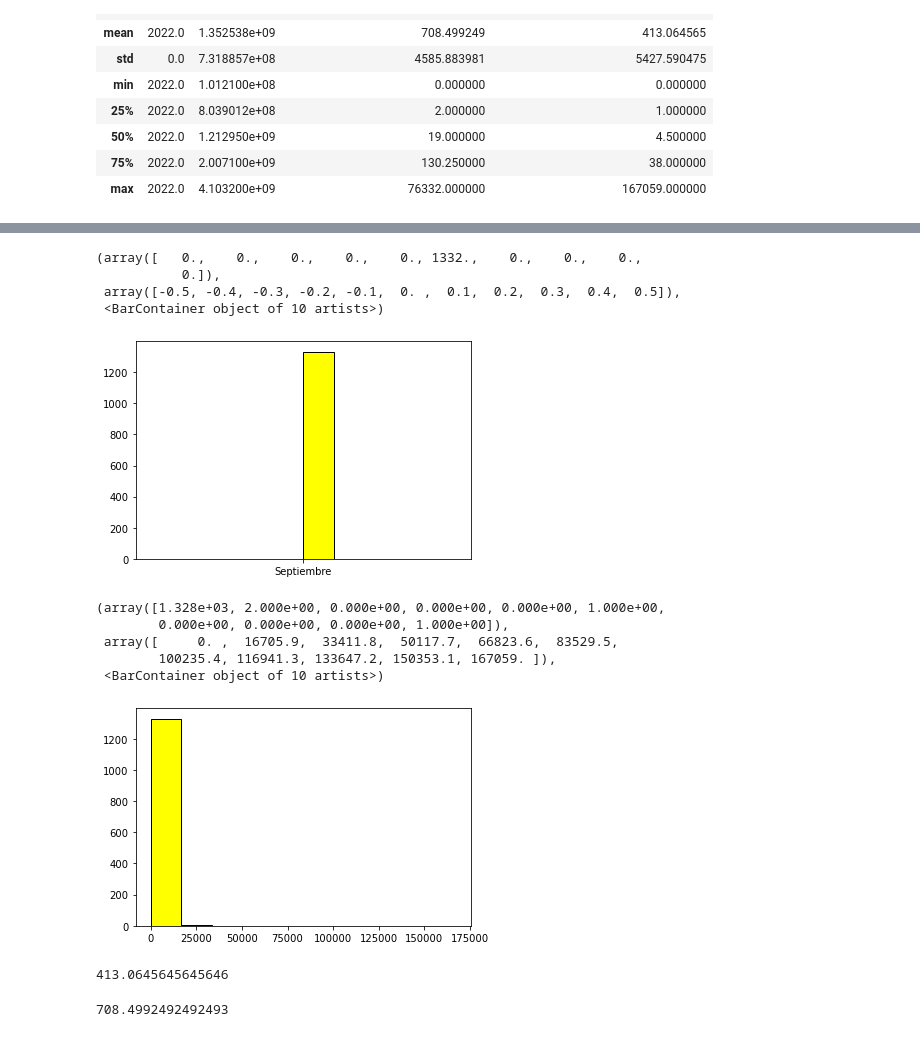
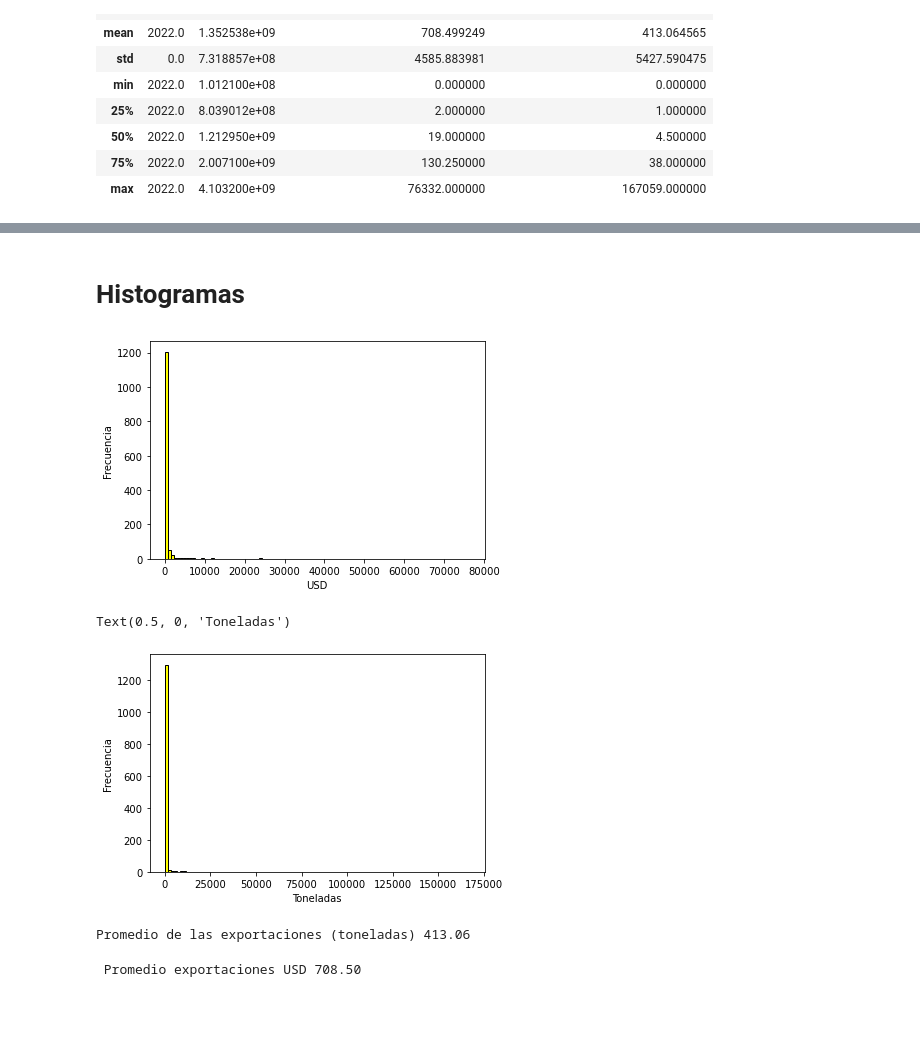
Before and after one commit to lycaballero/Exportaciones, a Jupyter notebook: Prueba1.ipynb, the cells around one changed output, grey strips where cells are left out. Cells and saved outputs as stored; diff of their text form; code cells hidden in the pictures; blank space fills up the shorter version.

```diff
--- a/Prueba1.ipynb
+++ b/Prueba1.ipynb
@@ -1,5 +6,4 @@
 # %%
-import pandas as pd
-datos=pd.read_csv('Exportaciones_agr_colas_no_tradicionales_y_tradicionales.cvs',header=0)
-print(datos)
+datos=pd.read_csv('Exportaciones_agr_colas_no_tradicionales_y_tradicionales.csv',header=0)
+datos
 # %% [output]
@@ -11,5 +22,0 @@ FileNotFoundError: [Errno 2] No such file or directory: 'Exportaciones_agr_colas
-# %%
-import pandas as pd
-import matplotlib.pyplot as plt
-datos = pd.read_csv("Exportaciones_agr_colas_no_tradicionales_y_tradicionales.csv",header=0, )
-datos
@@ -117,25 +104,26 @@ datos.head
+# %% [markdown]
+# Histogramas
 # %%
-plt.hist(datos['Mes'], 10, color="yellow", ec="Black")
+plt.hist(datos["Exportaciones en valor (Miles USD FOB)"], bins = 100, color="yellow", ec="Black")
+plt.xlabel("USD")
+plt.ylabel("Frecuencia")
+plt.show()
 # %% [output]
-(array([   0.,    0.,    0.,    0.,    0., 1332.,    0.,    0.,    0.,
-           0.]),
- array([-0.5, -0.4, -0.3, -0.2, -0.1,  0. ,  0.1,  0.2,  0.3,  0.4,  0.5]),
- <BarContainer object of 10 artists>)
-[figure, old version]
+[figure, new version]
 # %%
-plt.hist(datos['Exportaciones en volumen (toneladas)'], 10, color="yellow", ec="Black")
+plt.hist(datos['Exportaciones en volumen (toneladas)'], bins=100, color="yellow", ec="Black")
+plt.ylabel("Frecuencia")
+plt.xlabel("Toneladas")
 # %% [output]
-(array([1.328e+03, 2.000e+00, 0.000e+00, 0.000e+00, 0.000e+00, 1.000e+00,
-        0.000e+00, 0.000e+00, 0.000e+00, 1.000e+00]),
- array([     0. ,  16705.9,  33411.8,  50117.7,  66823.6,  83529.5,
-        100235.4, 116941.3, 133647.2, 150353.1, 167059. ]),
- <BarContainer object of 10 artists>)
+Text(0.5, 0, 'Toneladas')
-[figure, old version]
+[figure, new version]
 # %%
-datos['Exportaciones en volumen (toneladas)'].mean()
+promedio_toneladas = datos['Exportaciones en volumen (toneladas)'].mean()
+print(f"Promedio de las exportaciones (toneladas) {promedio_toneladas:.2f}")
 # %% [output]
-413.0645645645646
+Promedio de las exportaciones (toneladas) 413.06
 # %%
-datos['Exportaciones en valor (Miles USD FOB)'].mean()
+promedio_exportaciones = datos['Exportaciones en valor (Miles USD FOB)'].mean()
+print(f" Promedio exportaciones USD {promedio_exportaciones:.2f}")
 # %% [output]
-708.4992492492493
+ Promedio exportaciones USD 708.50
```
Also changed, not shown: parts of 21 cells of this notebook.
